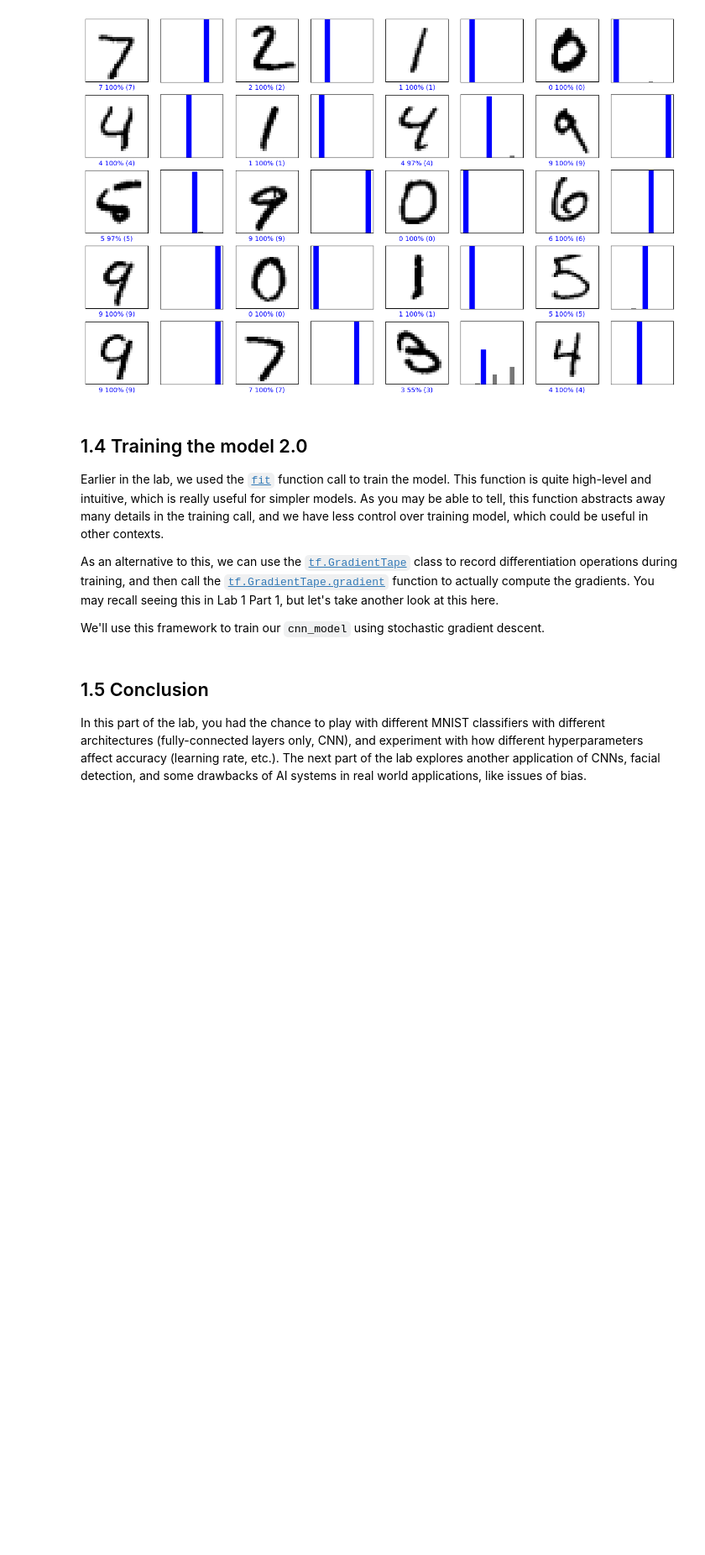
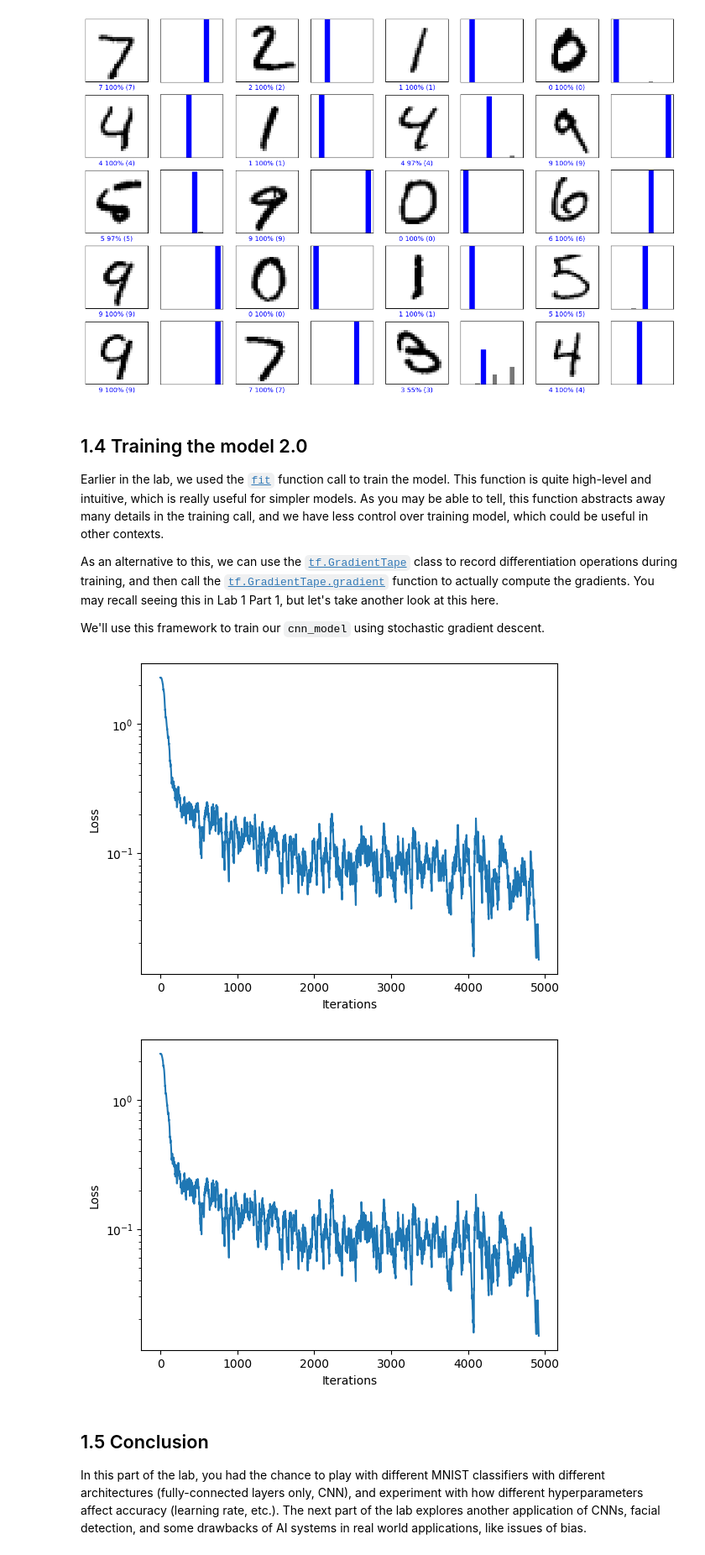
Before and after one commit to dween46/introtodeeplearning, a Jupyter notebook: lab2/Part1_MNIST.ipynb, the cells around one changed output. Shown at 84% size. Saved outputs shown, nothing was run; the diff lists cells and outputs as text; code cells hidden in the pictures; blank space fills up the shorter version.

```diff
--- a/lab2/Part1_MNIST.ipynb
+++ b/lab2/Part1_MNIST.ipynb
@@ -377,35 +377,41 @@ We'll use this framework to train our `cnn_model` using stochastic gradient desc
 # %%
 # Rebuild the CNN model
 cnn_model = build_cnn_model()
 
 batch_size = 12
 loss_history = mdl.util.LossHistory(smoothing_factor=0.95) # to record the evolution of the loss
 plotter = mdl.util.PeriodicPlotter(sec=2, xlabel='Iterations', ylabel='Loss', scale='semilogy')
 optimizer = tf.keras.optimizers.SGD(learning_rate=1e-2) # define our optimizer
 
 if hasattr(tqdm, '_instances'): tqdm._instances.clear() # clear if it exists
 
 for idx in tqdm(range(0, train_images.shape[0], batch_size)):
   # First grab a batch of training data and convert the input images to tensors
   (images, labels) = (train_images[idx:idx+batch_size], train_labels[idx:idx+batch_size])
   images = tf.convert_to_tensor(images, dtype=tf.float32)
 
   # GradientTape to record differentiation operations
   with tf.GradientTape() as tape:
     #'''TODO: feed the images into the model and obtain the predictions'''
-    logits = # TODO
+    #logits = # TODO
+    logits = cnn_model(images)
 
     #'''TODO: compute the categorical cross entropy loss
-    loss_value = tf.keras.backend.sparse_categorical_crossentropy('''TODO''', '''TODO''') # TODO
+    #loss_value = tf.keras.backend.sparse_categorical_crossentropy('''TODO''', '''TODO''') # TODO
+    loss_value = tf.keras.backend.sparse_categorical_crossentropy(labels, logits)
 
   loss_history.append(loss_value.numpy().mean()) # append the loss to the loss_history record
   plotter.plot(loss_history.get())
 
   # Backpropagation
   '''TODO: Use the tape to compute the gradient against all parameters in the CNN model.
       Use cnn_model.trainable_variables to access these parameters.'''
-  grads = # TODO
+  #grads = # TODO
+  grads = tape.gradient(loss_value, cnn_model.trainable_variables)
   optimizer.apply_gradients(zip(grads, cnn_model.trainable_variables))
+# %% [output]
+[figure, added]
+[figure, added]
 # %% [markdown]
 ## 1.5 Conclusion
 In this part of the lab, you had the chance to play with different MNIST classifiers with different architectures (fully-connected layers only, CNN), and experiment with how different hyperparameters affect accuracy (learning rate, etc.). The next part of the lab explores another application of CNNs, facial detection, and some drawbacks of AI systems in real world applications, like issues of bias.
```
